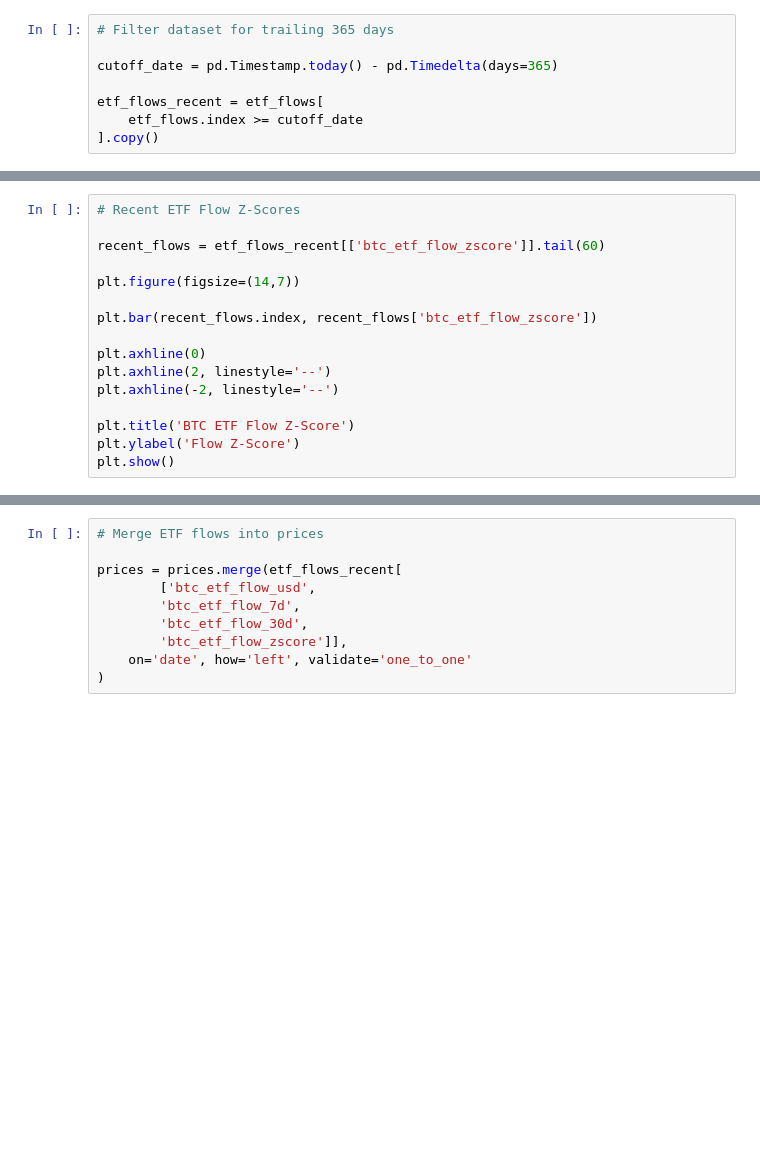
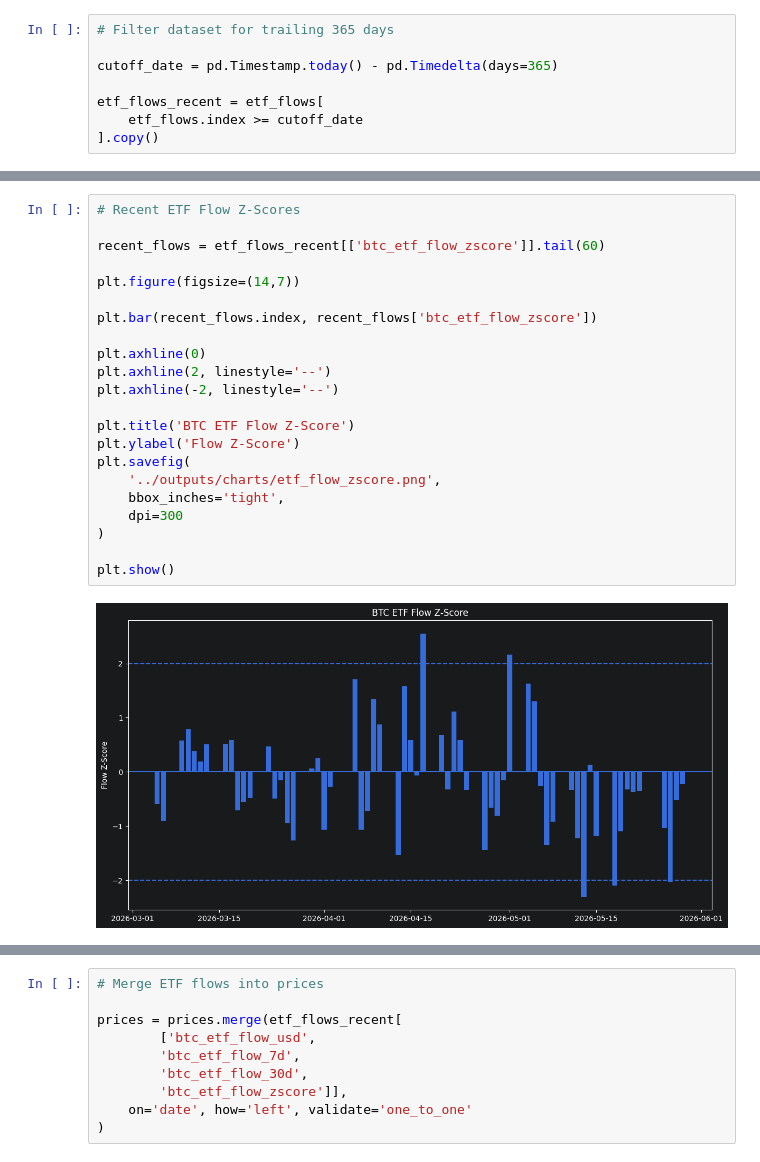
Before and after one commit to nateputnam8/btc-positioning-monitor, a Jupyter notebook: notebooks/btc_positioning_monitor.ipynb, the cells around one changed output, grey strips where cells are left out. Cells and saved outputs as stored; diff of their text form; blank space fills up the shorter version.

```diff
--- a/notebooks/btc_positioning_monitor.ipynb
+++ b/notebooks/btc_positioning_monitor.ipynb
@@ -524,19 +568,27 @@ plt.show()
 # %%
 # Recent ETF Flow Z-Scores
 
 recent_flows = etf_flows_recent[['btc_etf_flow_zscore']].tail(60)
 
 plt.figure(figsize=(14,7))
 
 plt.bar(recent_flows.index, recent_flows['btc_etf_flow_zscore'])
 
 plt.axhline(0)
 plt.axhline(2, linestyle='--')
 plt.axhline(-2, linestyle='--')
 
 plt.title('BTC ETF Flow Z-Score')
 plt.ylabel('Flow Z-Score')
+plt.savefig(
+    '../outputs/charts/etf_flow_zscore.png',
+    bbox_inches='tight',
+    dpi=300
+)
+
 plt.show()
+# %% [output]
+[figure, added]
 # %%
 # Largest Positive/Negative Flow Days
 
```
Also changed, not shown: parts of 23 cells of this notebook, 6 other files.
